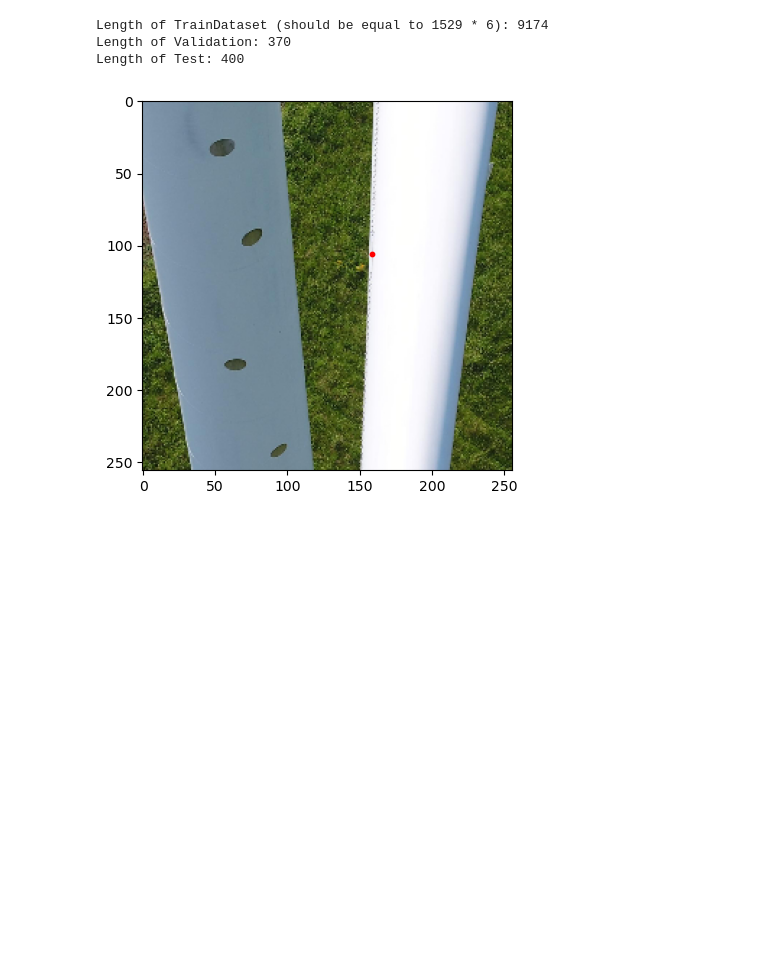
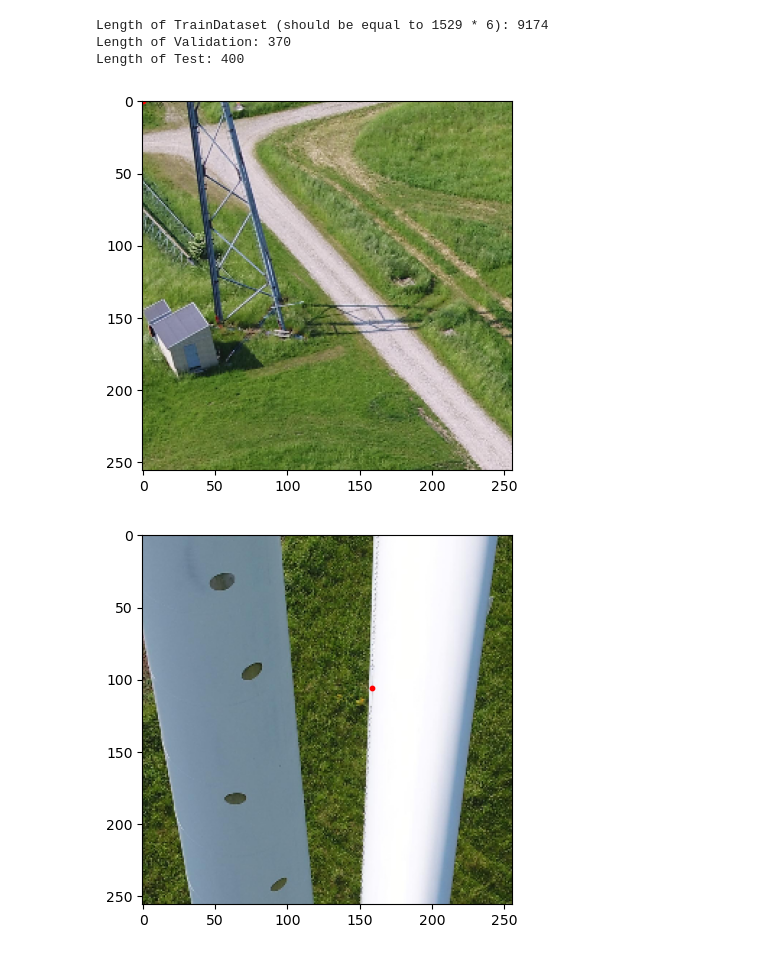
Before and after one commit to PPortela00/Computer-Vision, a Jupyter notebook: Project/Project.ipynb, the cells around one changed output. Saved outputs shown, nothing was run; the diff lists cells and outputs as text; code cells hidden in the pictures; blank space fills up the shorter version.

```diff
--- a/Project/Project.ipynb
+++ b/Project/Project.ipynb
@@ -736,6 +736,11 @@ print('Length of Test: {}'.format(len(TestDataset)))
 Length of TrainDataset (should be equal to 1529 * 6): 9174
 Length of Validation: 370
 Length of Test: 400
+# %%
+sub_image_test_original = OriginalDataset[0][10]
+PlotCenterPoint(sub_image_test_original[0], sub_image_test_original[3])
+# %% [output]
+[figure, added]
 # %%
 sub_image_test_original = OriginalDataset[1][10]
 PlotCenterPoint(sub_image_test_original[0], sub_image_test_original[3])
```
Also changed, not shown: parts of 6 cells of this notebook.
